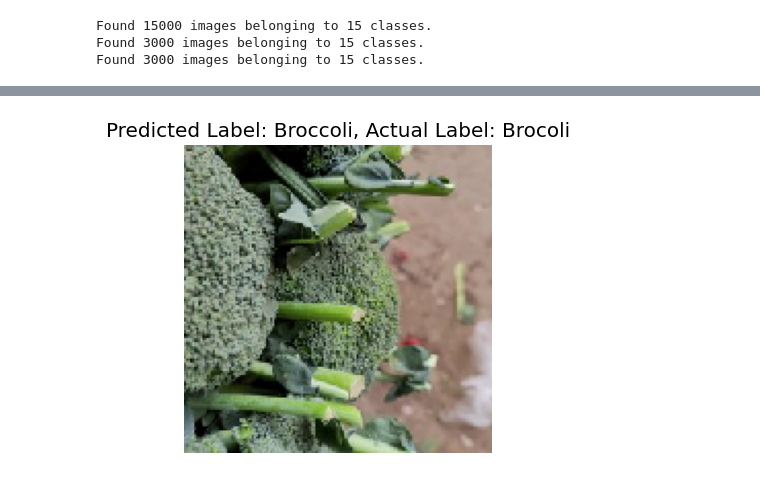
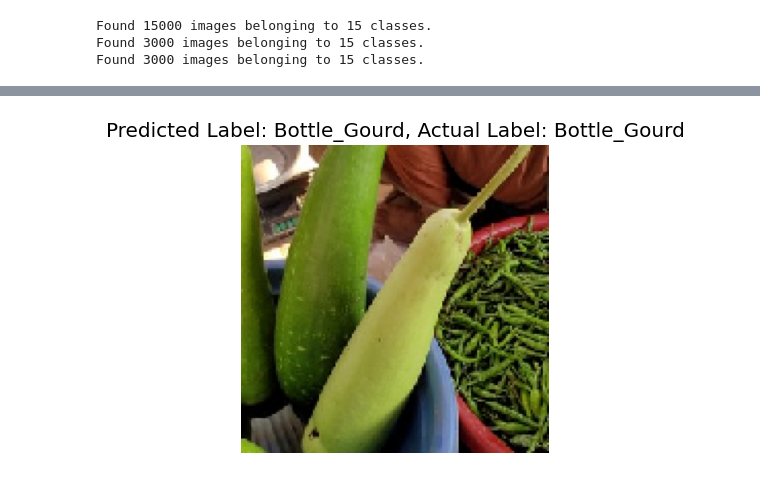
Before and after one commit to saymenth/DL_Projects, a Jupyter notebook: cnn_using_keras_fixed.ipynb, the cells around one changed output, grey strips where cells are left out. Cells and saved outputs as stored; diff of their text form; code cells hidden in the pictures.

```diff
--- a/cnn_using_keras_fixed.ipynb
+++ b/cnn_using_keras_fixed.ipynb
@@ -93,9 +89,9 @@ print(class_map)
 model = Sequential() # model object
 
 # Add Layers
-model.add(Conv2D(filters=32, kernel_size=3, strides=1, padding='same', activation='relu', input_shape=[150, 150, 3]))
+model.add(Conv2D(filters=8, kernel_size=3, strides=1, padding='same', activation='relu', input_shape=[150, 150, 3]))
 model.add(MaxPooling2D(2, ))
-model.add(Conv2D(filters=64, kernel_size=3, strides=1, padding='same', activation='relu'))
+model.add(Conv2D(filters=16, kernel_size=3, strides=1, padding='same', activation='relu'))
 model.add(MaxPooling2D(2))
 
 # Flatten the feature map
@@ -136,7 +128,7 @@ Model: "sequential_1"
 early_stopping = keras.callbacks.EarlyStopping(patience=5) # Set up callbacks
 model.compile(optimizer='Adam', loss='categorical_crossentropy', metrics=['accuracy'])
 hist = model.fit(train_image_generator,
-                 epochs=1,
+                 epochs=10,
                  verbose=1,
                  validation_data=val_image_generator,
                  steps_per_epoch = 15000//32,
@@ -147,12 +151,0 @@ hist = model.fit(train_image_generator,
-# %%
-# Plot the error and accuracy
-h = hist.history
-plt.style.use('ggplot')
-plt.figure(figsize=(10, 5))
-plt.plot(h['loss'], c='red', label='Training Loss')
-plt.plot(h['val_loss'], c='red', linestyle='--', label='Validation Loss')
-plt.plot(h['accuracy'], c='blue', label='Training Accuracy')
-plt.plot(h['val_accuracy'], c='blue', linestyle='--', label='Validation Accuracy')
-plt.xlabel("Number of Epochs")
-plt.legend(loc='best')
-plt.show()
@@ -194,8 +158,16 @@ os.listdir(random_test)
 # %%
 # Testing the Model
-test_image_path = 'data/vegetable-image-dataset/test/Broccoli/1011.jpg'
-random_test = 'data/vegetable-image-dataset/test/Broccoli/' +
-random_number
+# test_image_path = 'data/vegetable-image-dataset/test/Capsicum/1001.jpg'
+
+test_image_cat = os.listdir('data/vegetable-image-dataset/test')
+random_test_image_cat = random.choice(test_image_cat)
+test_image_file = os.listdir('data/vegetable-image-dataset/test/'+random_test_image_cat)
+random_number_image_cat = random.choice(test_image_file)
+
+test_image_path = 'data/vegetable-image-dataset/test/'+ random_test_image_cat +'/'+ random_number_image_cat
+
+# Print the class encodings done by the generators
+class_map = dict([(v, k) for k, v in train_image_generator.class_indices.items()])
 
 def generate_predictions(test_image_path, actual_label):
 
@@ -215,5 +187,5 @@ def generate_predictions(test_image_path, actual_label):
     plt.show()
 
 # call the function
-generate_predictions(test_image_path, actual_label='Brocoli')
+generate_predictions(test_image_path, actual_label=random_test_image_cat)
 # %% [output]
@@ -221 +193 @@ generate_predictions(test_image_path, actual_label='Brocoli')
-[figure, old version]
+[figure, new version]
```
Also changed, not shown: parts of 12 cells of this notebook, 1 other file.
